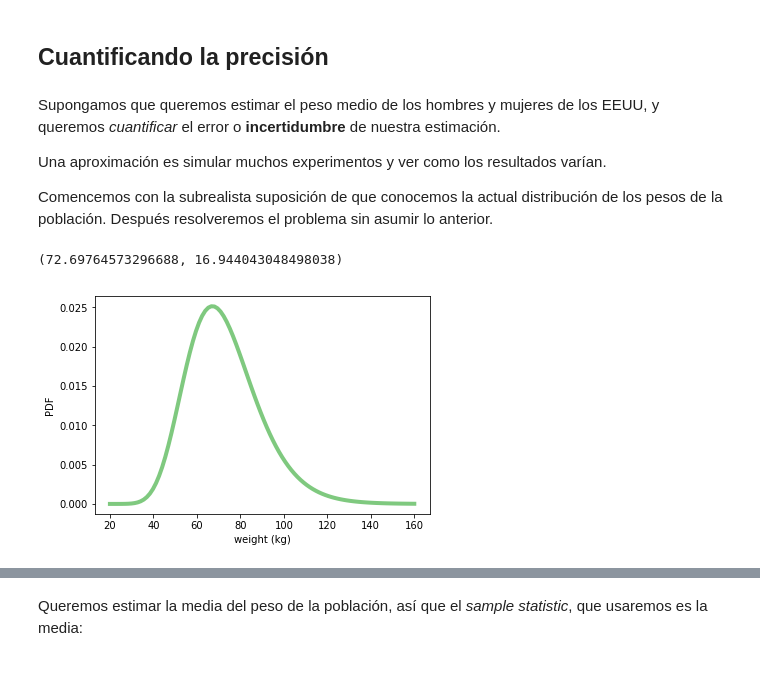
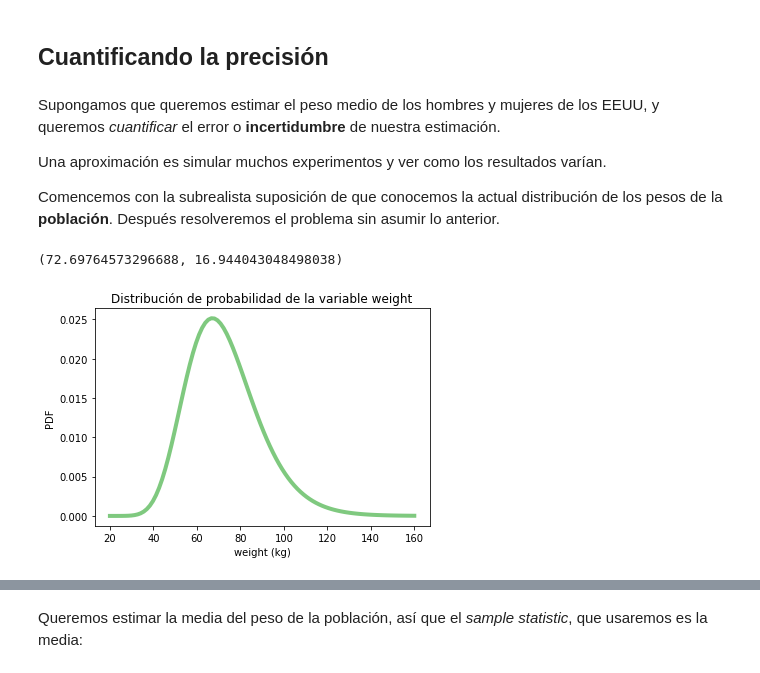
Before and after one commit to PablodelaCuesta/Statistics, a Jupyter notebook: 4_0_Inference_for_numerical_data/inference_with_Allan_downey.ipynb, the cells around one changed output, grey strips where cells are left out. Saved outputs shown, nothing was run; the diff lists cells and outputs as text; code cells hidden in the pictures.

```diff
--- a/4_0_Inference_for_numerical_data/inference_with_Allan_downey.ipynb
+++ b/4_0_Inference_for_numerical_data/inference_with_Allan_downey.ipynb
@@ -287,7 +289,7 @@ Supongamos que queremos estimar el peso medio de los hombres y mujeres de los EE
 
 Una aproximación es simular muchos experimentos y ver como los resultados varían.
 
-Comencemos con la subrealista suposición de que conocemos la actual distribución de los pesos de la población. Después resolveremos el problema sin asumir lo anterior.
+Comencemos con la subrealista suposición de que conocemos la actual distribución de los pesos de la **población**. Después resolveremos el problema sin asumir lo anterior.
 # %%
 weight = scipy.stats.lognorm(0.23, 0, 70.8)
 weight.mean(), weight.std()
@@ -296,12 +298,13 @@ weight.mean(), weight.std()
 # %%
 xs = numpy.linspace(20, 160, 100)
 ys = weight.pdf(xs)
 pyplot.plot(xs, ys, linewidth=4, color=COLOR1)
+pyplot.title("Distribución de probabilidad de la variable weight")
 pyplot.xlabel('weight (kg)')
 pyplot.ylabel('PDF')
 pyplot.show()
 # %% [output]
-[figure, old version]
+[figure, new version]
 # %%
 def make_sample(n=100):
     """
```
Also changed, not shown: parts of 21 cells of this notebook, 2 other files.
